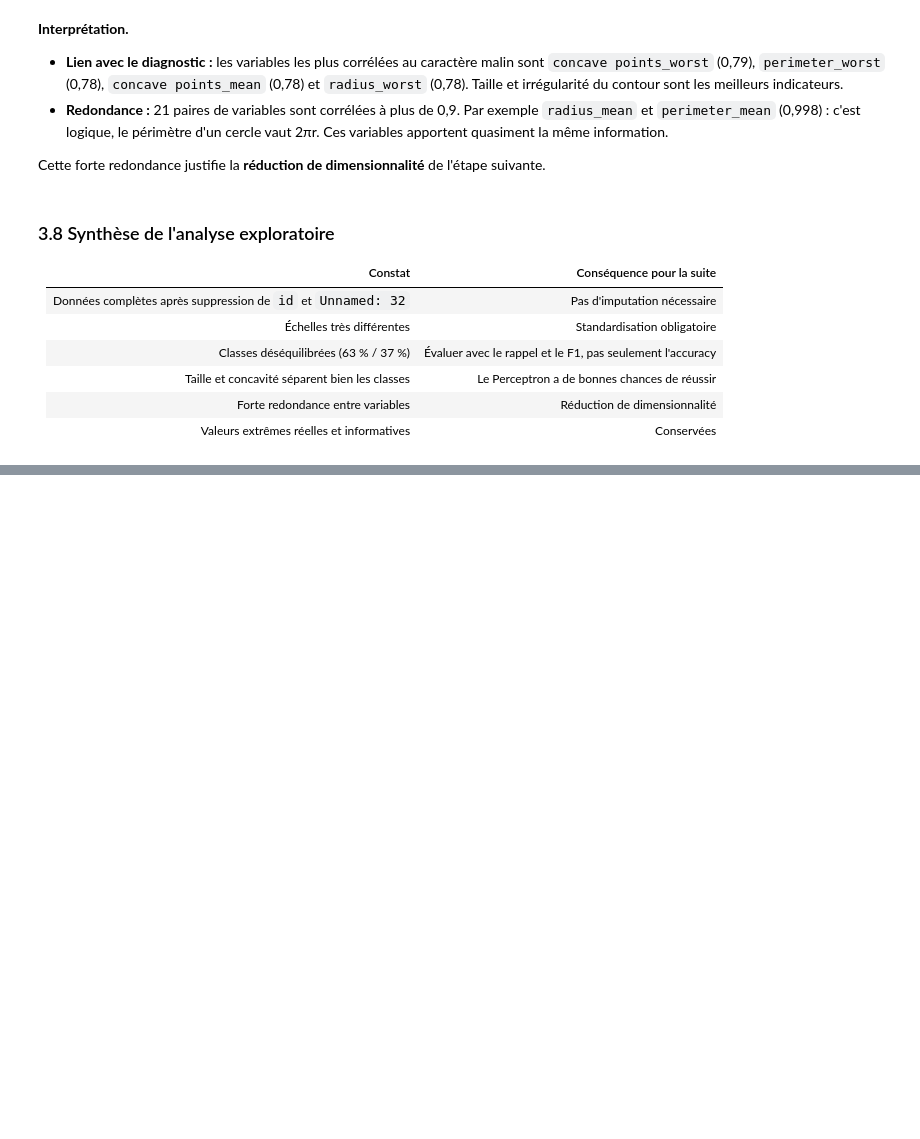
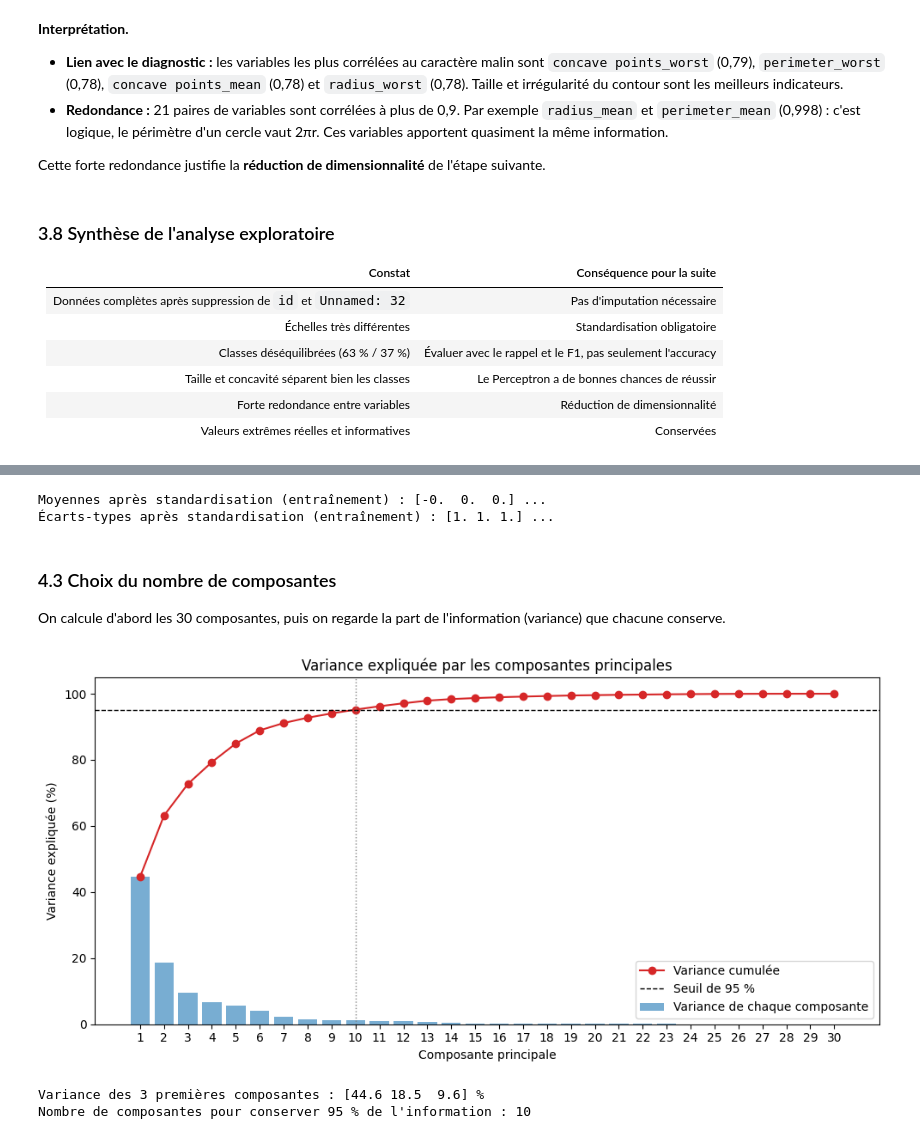
Before and after one commit to dina-yahiaoui/building-perceptron, a Jupyter notebook: notebook.ipynb, the cells around one changed output, grey strips where cells are left out. Drawn from its saved outputs; the diff is of its cells as text; code cells hidden in the pictures; blank space fills up the shorter version.

```diff
--- a/notebook.ipynb
+++ b/notebook.ipynb
@@ -427,0 +449,11 @@ Cette forte redondance justifie la **réduction de dimensionnalité** de l'étap
+# %%
+X = df_clean.drop(columns="diagnosis")
+y = df_clean["diagnosis"]
+
+X_train, X_test, y_train, y_test = train_test_split(
+    X, y, test_size=0.2, stratify=y, random_state=42
+)
+
+print("Entraînement :", X_train.shape[0], "tumeurs")
+print("Test :", X_test.shape[0], "tumeurs")
+print(f"Part de tumeurs malignes - entraînement : {y_train.mean():.1%} | test : {y_test.mean():.1%}")
@@ -427,0 +476,41 @@ Cette forte redondance justifie la **réduction de dimensionnalité** de l'étap
+# %%
+scaler = StandardScaler()
+X_train_scaled = scaler.fit_transform(X_train)
+X_test_scaled = scaler.transform(X_test)
+
+print("Moyennes après standardisation (entraînement) :", X_train_scaled.mean(axis=0)[:3].round(2), "...")
+print("Écarts-types après standardisation (entraînement) :", X_train_scaled.std(axis=0)[:3].round(2), "...")
+# %% [output]
+Moyennes après standardisation (entraînement) : [-0.  0.  0.] ...
+Écarts-types après standardisation (entraînement) : [1. 1. 1.] ...
+# %% [markdown]
+### 4.3 Choix du nombre de composantes
+
+On calcule d'abord les 30 composantes, puis on regarde la part de l'information (variance) que chacune conserve.
+# %%
+pca_full = PCA()
+pca_full.fit(X_train_scaled)
+
+variance = pca_full.explained_variance_ratio_
+variance_cumulee = np.cumsum(variance)
+n_composantes = np.argmax(variance_cumulee >= 0.95) + 1
+
+fig, ax = plt.subplots(figsize=(10, 5))
+ax.bar(range(1, 31), variance * 100, alpha=0.6, label="Variance de chaque composante")
+ax.plot(range(1, 31), variance_cumulee * 100, marker="o", color="tab:red", label="Variance cumulée")
+ax.axhline(95, color="black", linestyle="--", linewidth=1, label="Seuil de 95 %")
+ax.axvline(n_composantes, color="gray", linestyle=":", linewidth=1)
+ax.set_xlabel("Composante principale")
+ax.set_ylabel("Variance expliquée (%)")
+ax.set_title("Variance expliquée par les composantes principales")
+ax.set_xticks(range(1, 31))
+ax.legend()
+plt.tight_layout()
+plt.show()
+
+print("Variance des 3 premières composantes :", (variance[:3] * 100).round(1), "%")
+print(f"Nombre de composantes pour conserver 95 % de l'information : {n_composantes}")
+# %% [output]
+[figure, added]
+Variance des 3 premières composantes : [44.6 18.5  9.6] %
+Nombre de composantes pour conserver 95 % de l'information : 10
```
Also changed, not shown: parts of 15 cells of this notebook.
